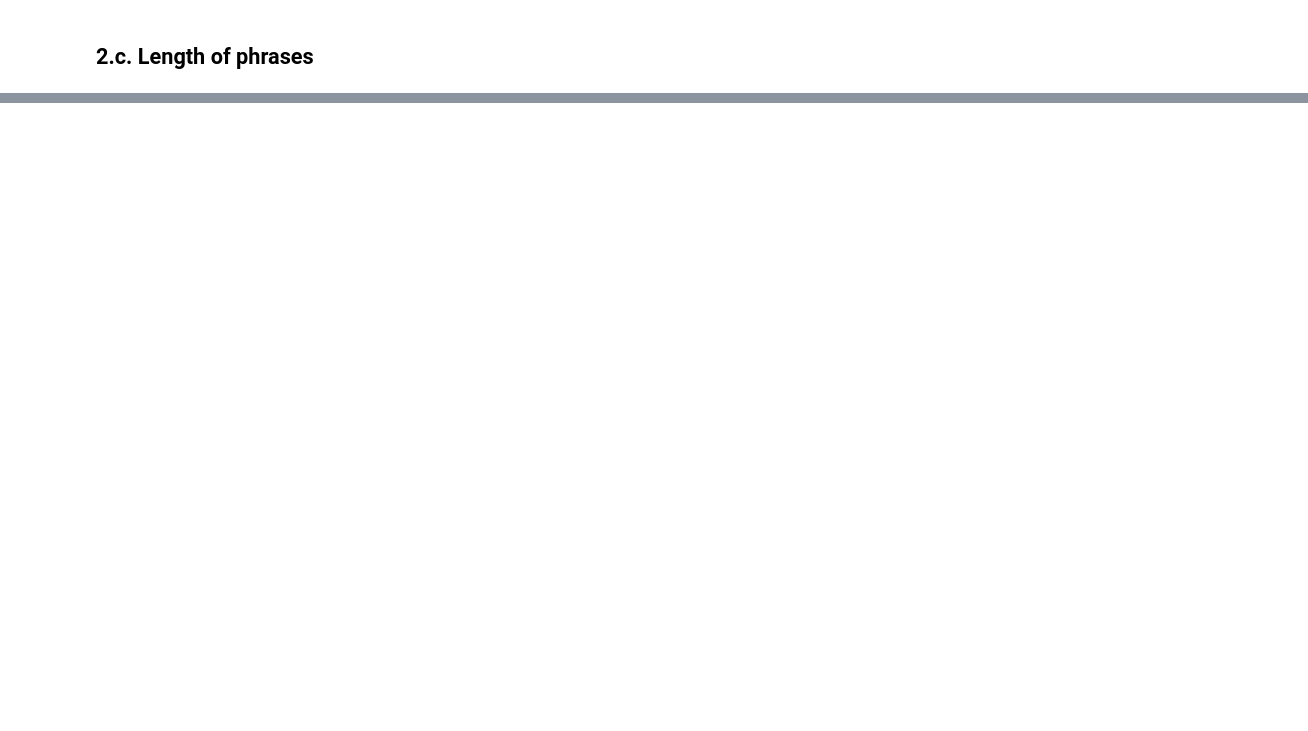
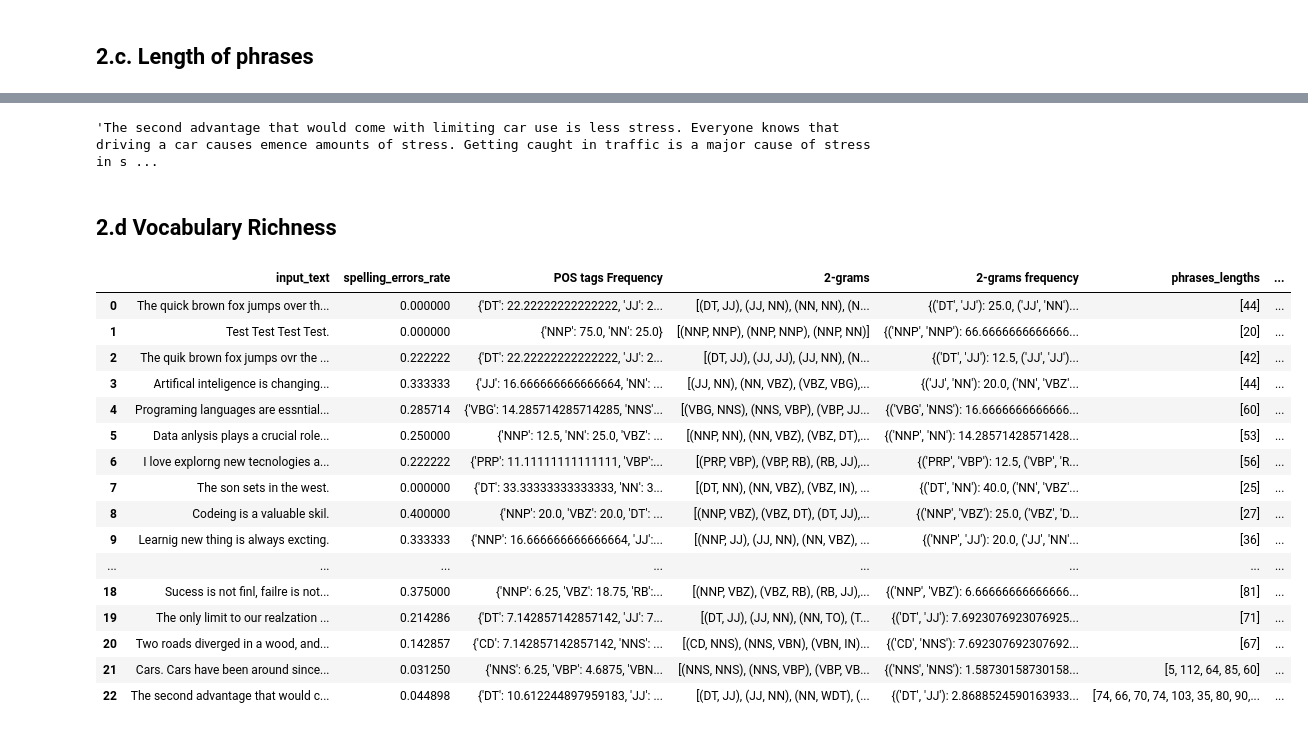
Before and after one commit to eddev00/ML-Project-CL, a Jupyter notebook: pre_processing.ipynb, the cells around one changed output, grey strips where cells are left out. Cells and saved outputs as stored; diff of their text form; code cells hidden in the pictures; blank space fills up the shorter version.

Commit message:
Fix & Add Fix: splitting text into sentences bug. Add: STTR calculation

```diff
--- a/pre_processing.ipynb
+++ b/pre_processing.ipynb
@@ -399,0 +380,53 @@ df
+# %%
+df['input_text'].iloc[-1]
+# %% [output]
+'The second advantage that would come with limiting car use is less stress. Everyone knows that driving a car causes emence amounts of stress. Getting caught in traffic is a major cause of stress in s ...
+# %% [markdown]
+## 2.d Vocabulary Richness
+# %%
+from math import sqrt
+
+def calc_TTR(text):
+    """
+        Calculates the STTR of the given text (Type-Token Ratio)
+    """
+
+    tokens = word_tokenize(text.lower())
+    types = len(set(tokens))
+    tokens_count = len(tokens)
+    TTR = types/tokens_count
+
+    return TTR
+
+def calculate_STTR(tokens):
+    """
+        Calculates the STTR of the given text ( Standarized Type-Token Ratio)
+    """
+    ttr = calc_TTR(tokens)
+    sttr = ttr / sqrt(2 * len(tokens))
+    return sttr
+
+
+# test on dataset
+
+df['STTR'] = df['input_text'].apply(lambda x: calculate_STTR(x))
+
+df
+# %% [output]
+|  | input_text | spelling_errors_rate | POS tags Frequency | 2-grams | 2-grams frequency | phrases_lengths | ... |
+| 0 | The quick brown fox jumps over th... | 0.000000 | {'DT': 22.22222222222222, 'JJ': 2... | [(DT, JJ), (JJ, NN), (NN, NN), (N... | {('DT', 'JJ'): 25.0, ('JJ', 'NN')... | [44] | ... |
+| 1 | Test Test Test Test. | 0.000000 | {'NNP': 75.0, 'NN': 25.0} | [(NNP, NNP), (NNP, NNP), (NNP, NN)] | {('NNP', 'NNP'): 66.6666666666666... | [20] | ... |
+| 2 | The quik brown fox jumps ovr the ... | 0.222222 | {'DT': 22.22222222222222, 'JJ': 2... | [(DT, JJ), (JJ, JJ), (JJ, NN), (N... | {('DT', 'JJ'): 12.5, ('JJ', 'JJ')... | [42] | ... |
+| 3 | Artifical inteligence is changing... | 0.333333 | {'JJ': 16.666666666666664, 'NN': ... | [(JJ, NN), (NN, VBZ), (VBZ, VBG),... | {('JJ', 'NN'): 20.0, ('NN', 'VBZ'... | [44] | ... |
+| 4 | Programing languages are essntial... | 0.285714 | {'VBG': 14.285714285714285, 'NNS'... | [(VBG, NNS), (NNS, VBP), (VBP, JJ... | {('VBG', 'NNS'): 16.6666666666666... | [60] | ... |
+| 5 | Data anlysis plays a crucial role... | 0.250000 | {'NNP': 12.5, 'NN': 25.0, 'VBZ': ... | [(NNP, NN), (NN, VBZ), (VBZ, DT),... | {('NNP', 'NN'): 14.28571428571428... | [53] | ... |
+| 6 | I love explorng new tecnologies a... | 0.222222 | {'PRP': 11.11111111111111, 'VBP':... | [(PRP, VBP), (VBP, RB), (RB, JJ),... | {('PRP', 'VBP'): 12.5, ('VBP', 'R... | [56] | ... |
+| 7 | The son sets in the west. | 0.000000 | {'DT': 33.33333333333333, 'NN': 3... | [(DT, NN), (NN, VBZ), (VBZ, IN), ... | {('DT', 'NN'): 40.0, ('NN', 'VBZ'... | [25] | ... |
+| 8 | Codeing is a valuable skil. | 0.400000 | {'NNP': 20.0, 'VBZ': 20.0, 'DT': ... | [(NNP, VBZ), (VBZ, DT), (DT, JJ),... | {('NNP', 'VBZ'): 25.0, ('VBZ', 'D... | [27] | ... |
+| 9 | Learnig new thing is always excting. | 0.333333 | {'NNP': 16.666666666666664, 'JJ':... | [(NNP, JJ), (JJ, NN), (NN, VBZ), ... | {('NNP', 'JJ'): 20.0, ('JJ', 'NN'... | [36] | ... |
+| ... | ... | ... | ... | ... | ... | ... | ... |
+| 18 | Sucess is not finl, failre is not... | 0.375000 | {'NNP': 6.25, 'VBZ': 18.75, 'RB':... | [(NNP, VBZ), (VBZ, RB), (RB, JJ),... | {('NNP', 'VBZ'): 6.66666666666666... | [81] | ... |
+| 19 | The only limit to our realzation ... | 0.214286 | {'DT': 7.142857142857142, 'JJ': 7... | [(DT, JJ), (JJ, NN), (NN, TO), (T... | {('DT', 'JJ'): 7.6923076923076925... | [71] | ... |
+| 20 | Two roads diverged in a wood, and... | 0.142857 | {'CD': 7.142857142857142, 'NNS': ... | [(CD, NNS), (NNS, VBN), (VBN, IN)... | {('CD', 'NNS'): 7.692307692307692... | [67] | ... |
+| 21 | Cars. Cars have been around since... | 0.031250 | {'NNS': 6.25, 'VBP': 4.6875, 'VBN... | [(NNS, NNS), (NNS, VBP), (VBP, VB... | {('NNS', 'NNS'): 1.58730158730158... | [5, 112, 64, 85, 60] | ... |
+| 22 | The second advantage that would c... | 0.044898 | {'DT': 10.612244897959183, 'JJ': ... | [(DT, JJ), (JJ, NN), (NN, WDT), (... | {('DT', 'JJ'): 2.8688524590163933... | [74, 66, 70, 74, 103, 35, 80, 90,... | ... |
```
Also changed, not shown: parts of 9 cells of this notebook, 1 other file.
